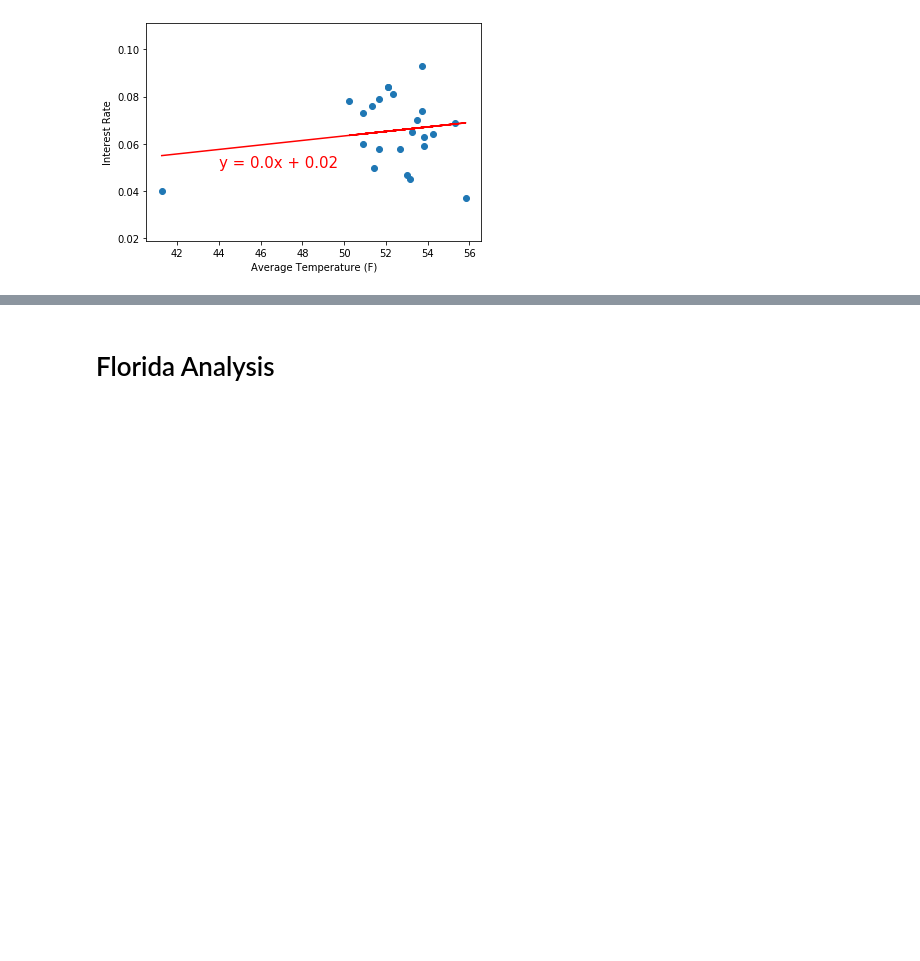
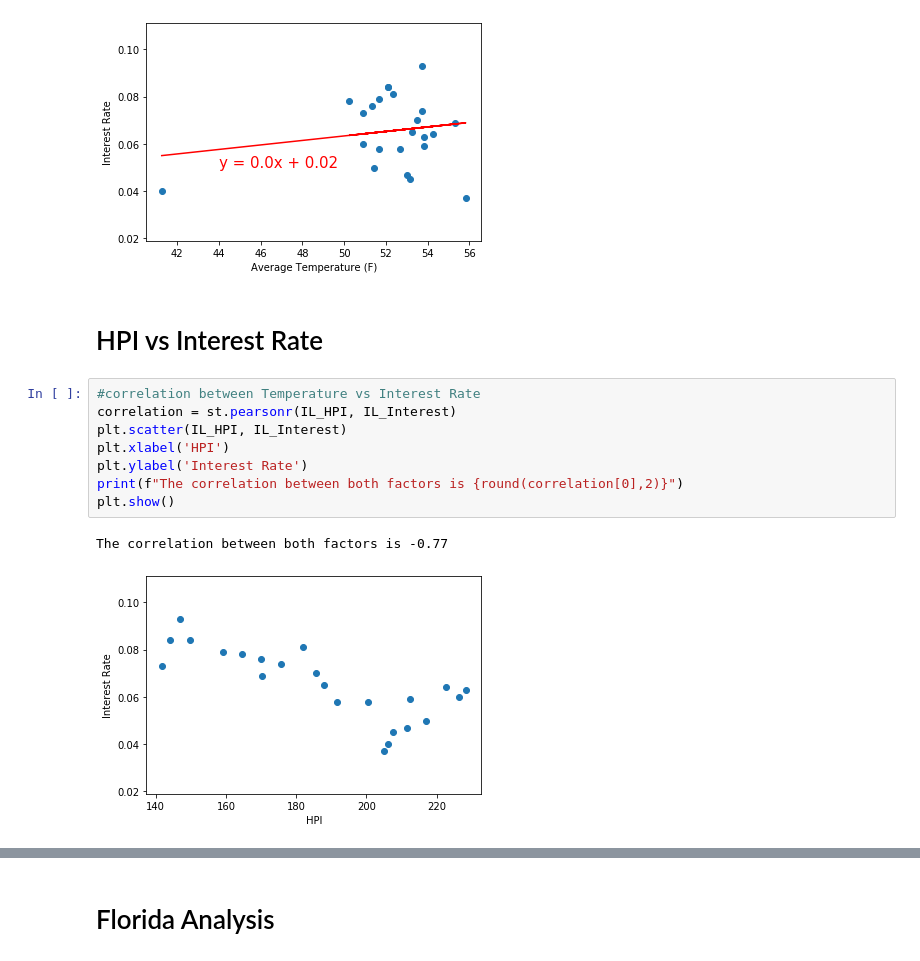
Before and after one commit to connorberek226/Final-Project, a Jupyter notebook: IL Data/Weather_Analysis.ipynb, the cells around one changed output, grey strips where cells are left out. Drawn from its saved outputs; the diff is of its cells as text; blank space fills up the shorter version.

```diff
--- a/IL Data/Weather_Analysis.ipynb
+++ b/IL Data/Weather_Analysis.ipynb
@@ -357,3 +181,16 @@ plt.show()
 # %% [output]
 The r-squared is: 0.031158639029418803
 [figure]
+# %% [markdown]
+# HPI vs Interest Rate
+# %%
+#correlation between Temperature vs Interest Rate
+correlation = st.pearsonr(IL_HPI, IL_Interest)
+plt.scatter(IL_HPI, IL_Interest)
+plt.xlabel('HPI')
+plt.ylabel('Interest Rate')
+print(f"The correlation between both factors is {round(correlation[0],2)}")
+plt.show()
+# %% [output]
+The correlation between both factors is -0.77
+[figure, added]
```
Also changed, not shown: parts of 42 cells of this notebook.
